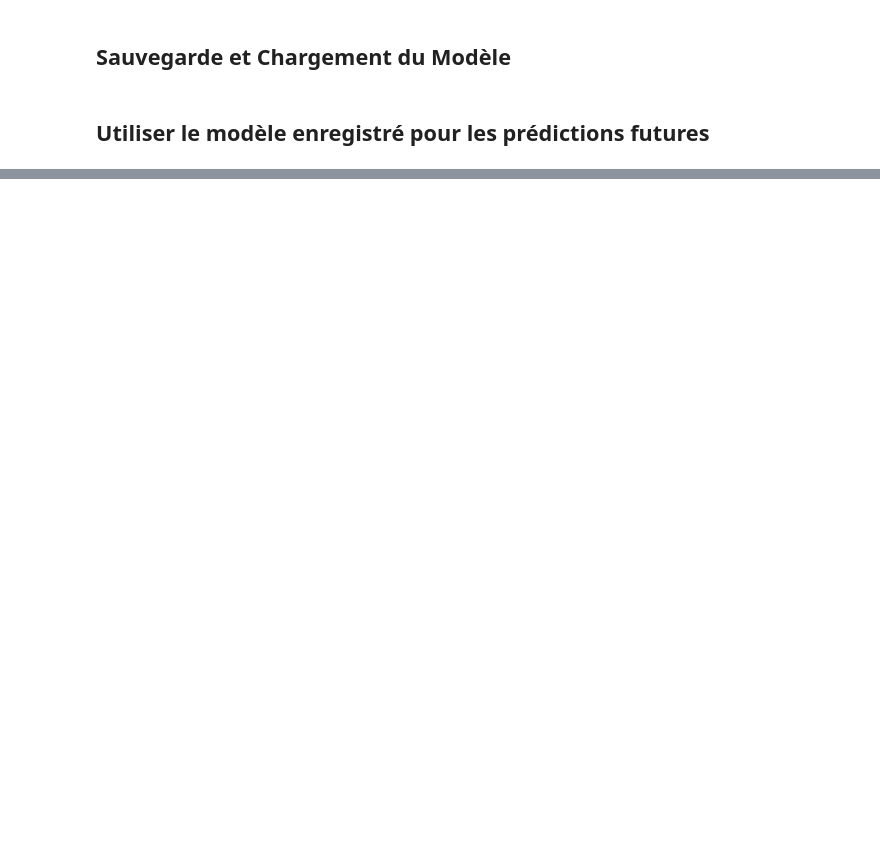
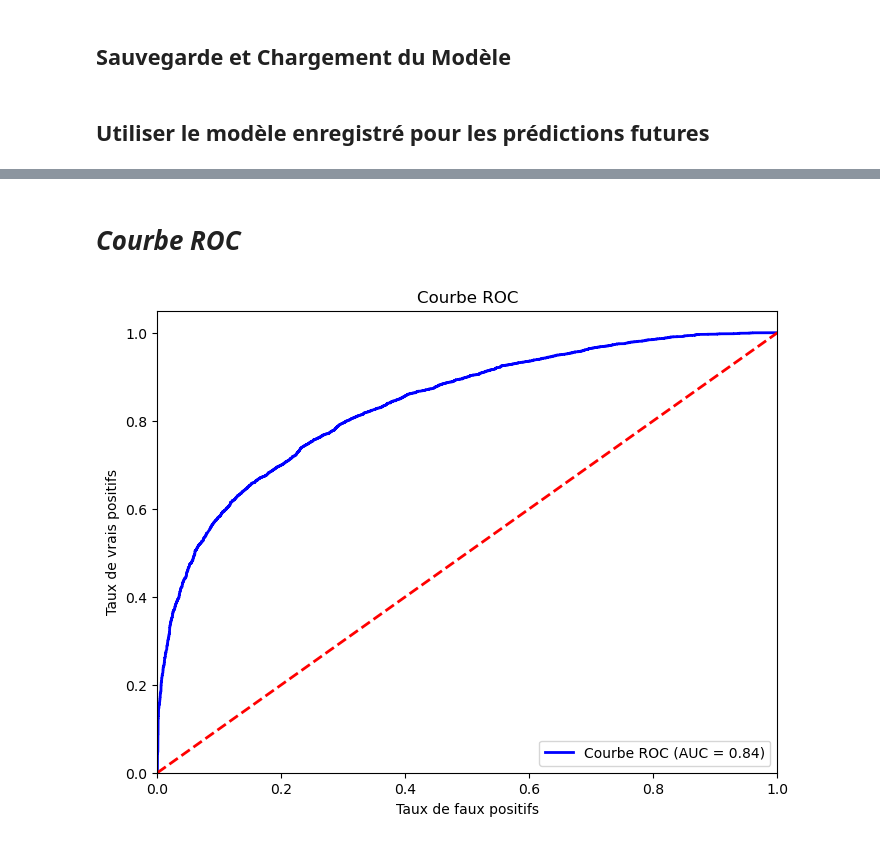
Before and after one commit to cheikhAbd/Sentiment_Analysis_Arabic, a Jupyter notebook: Sentiment_Analysis_Arabic.ipynb, the cells around one changed output, grey strips where cells are left out. Saved outputs shown, nothing was run; the diff lists cells and outputs as text; code cells hidden in the pictures; blank space fills up the shorter version.

```diff
--- a/Sentiment_Analysis_Arabic.ipynb
+++ b/Sentiment_Analysis_Arabic.ipynb
@@ -201,0 +330,21 @@ stopwords.words('arabic')
+# %% [markdown]
+# *Courbe ROC*
+# %%
+def plot_roc_curve(y_true, y_pred_proba):
+    fpr, tpr, _ = roc_curve(y_true, y_pred_proba)
+    roc_auc = auc(fpr, tpr)
+    plt.figure(figsize=(8, 6))
+    plt.plot(fpr, tpr, color='blue', lw=2, label='Courbe ROC (AUC = %0.2f)' % roc_auc)
+    plt.plot([0, 1], [0, 1], color='red', lw=2, linestyle='--')
+    plt.xlim([0.0, 1.0])
+    plt.ylim([0.0, 1.05])
+    plt.xlabel('Taux de faux positifs')
+    plt.ylabel('Taux de vrais positifs')
+    plt.title('Courbe ROC')
+    plt.legend(loc="lower right")
+    plt.show()
+
+y_pred_proba = model.predict_proba(X_test)[:, 1]
+plot_roc_curve(Y_test, y_pred_proba)
+# %% [output]
+[figure, added]
```
Also changed, not shown: parts of 41 cells of this notebook, 12 other files.
